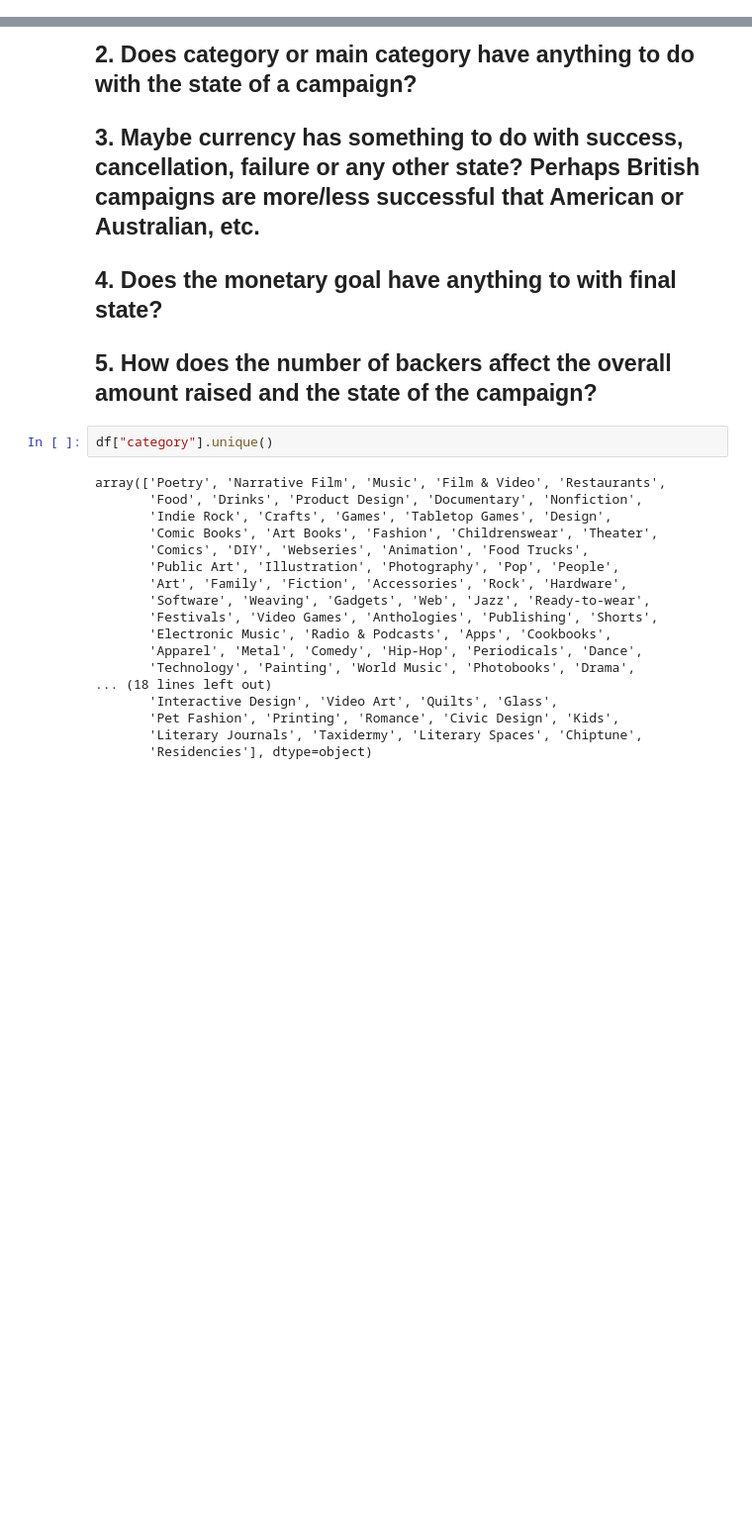
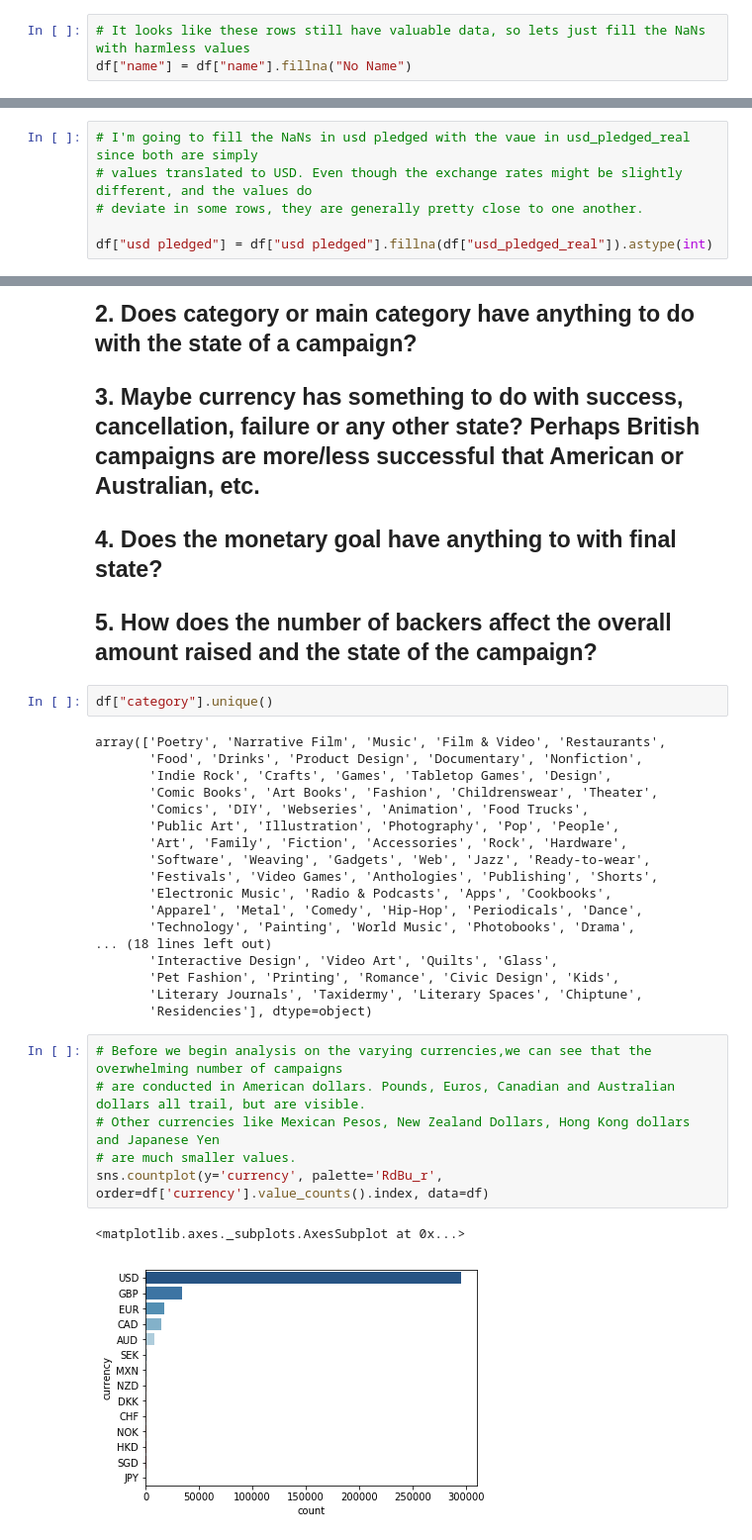
Before and after one commit to fchikwekwe/KickstarterData, a Jupyter notebook: Kickstarter_data.ipynb, the cells around one changed output, grey strips where cells are left out. Shown at 99% size. Saved outputs shown, nothing was run; the diff lists cells and outputs as text; blank space fills up the shorter version.

Commit message:
🧹 working on data cleaning

```diff
--- a/Kickstarter_data.ipynb
+++ b/Kickstarter_data.ipynb
@@ -41,0 +122,3 @@ df["ID"].isna().sum()
+# %%
+# It looks like these rows still have valuable data, so lets just fill the NaNs with harmless values
+df["name"] = df["name"].fillna("No Name")
@@ -41,0 +191,6 @@ df["ID"].isna().sum()
+# %%
+# I'm going to fill the NaNs in usd pledged with the vaue in usd_pledged_real since both are simply
+# values translated to USD. Even though the exchange rates might be slightly different, and the values do
+# deviate in some rows, they are generally pretty close to one another.
+
+df["usd pledged"] = df["usd pledged"].fillna(df["usd_pledged_real"]).astype(int)
@@ -67,3 +227,12 @@ array(['Poetry', 'Narrative Film', 'Music', 'Film & Video', 'Restaurants',
        'Pet Fashion', 'Printing', 'Romance', 'Civic Design', 'Kids',
        'Literary Journals', 'Taxidermy', 'Literary Spaces', 'Chiptune',
        'Residencies'], dtype=object)
+# %%
+# Before we begin analysis on the varying currencies,we can see that the overwhelming number of campaigns
+# are conducted in American dollars. Pounds, Euros, Canadian and Australian dollars all trail, but are visible.
+# Other currencies like Mexican Pesos, New Zealand Dollars, Hong Kong dollars and Japanese Yen
+# are much smaller values.
+sns.countplot(y='currency', palette='RdBu_r', order=df['currency'].value_counts().index, data=df)
+# %% [output]
+<matplotlib.axes._subplots.AxesSubplot at 0x...>
+[figure, added]
```
Also changed, not shown: parts of 23 cells of this notebook.
